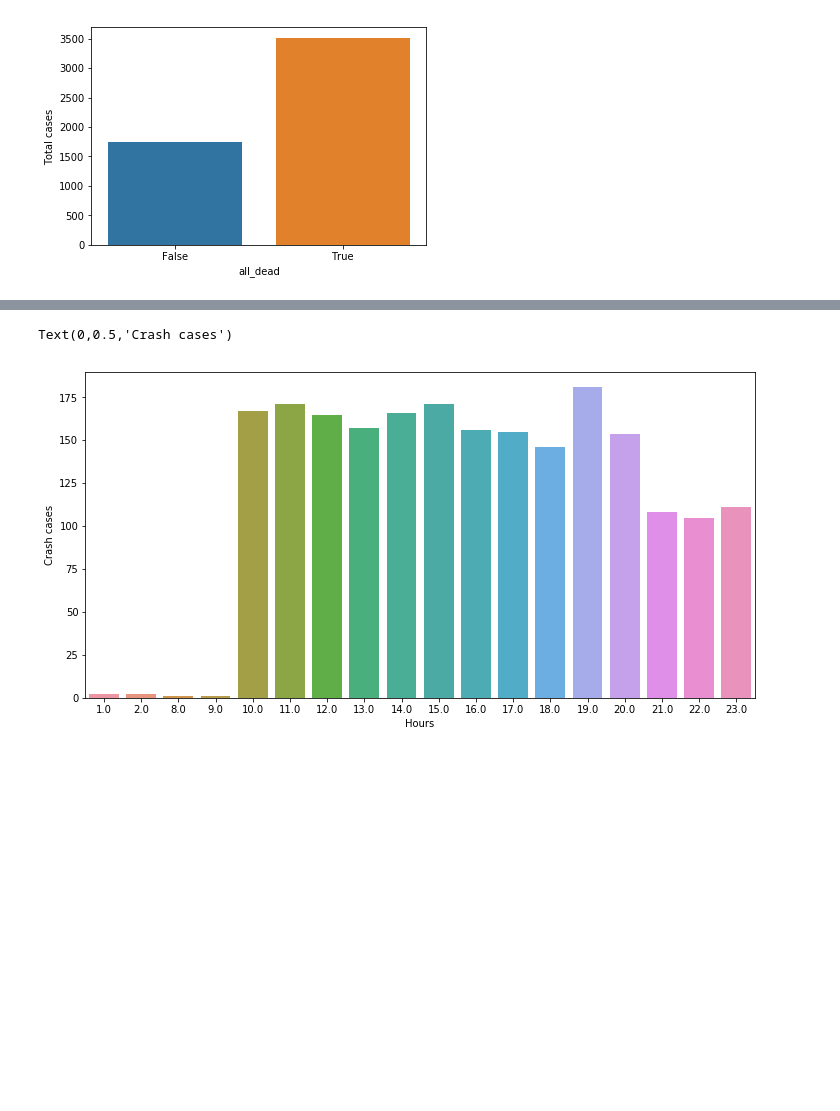
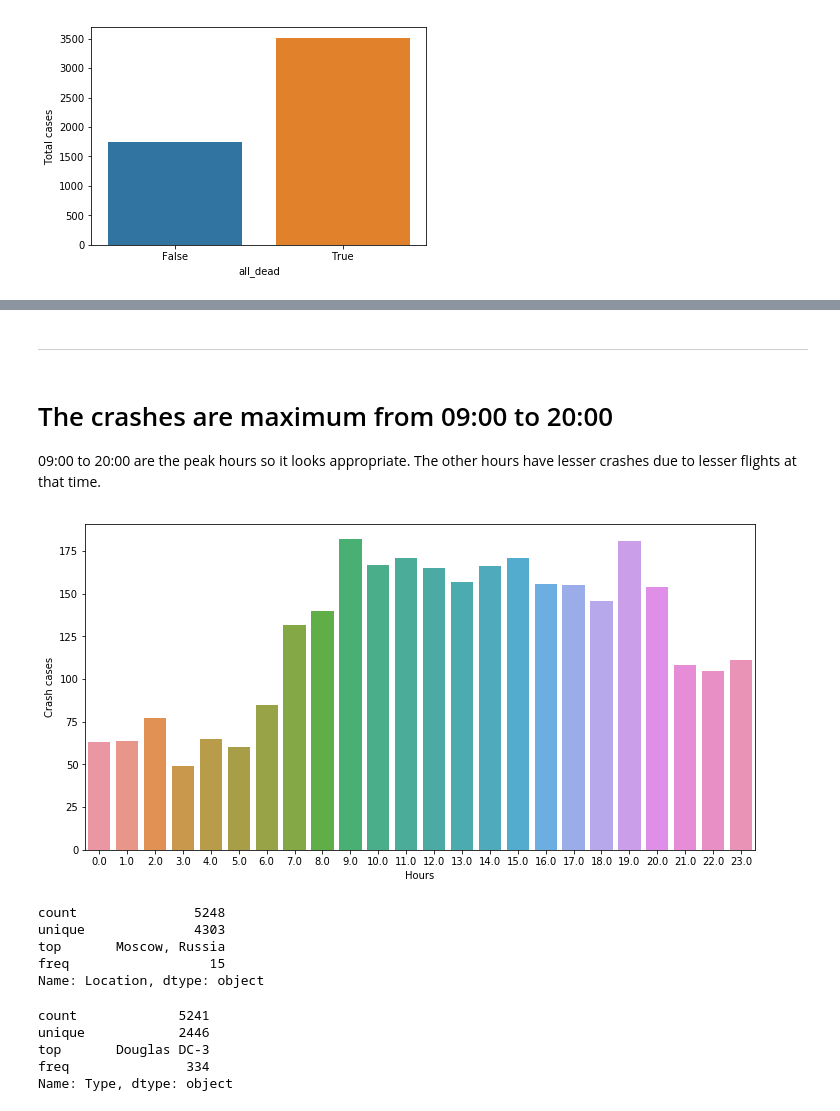
Before and after one commit to architkhatri98/Machine-Learning, a Jupyter notebook: Data Visualization/Airplane-Crash-Data-Analysis/Airplane_Crash_Analysis.ipynb, the cells around one changed output, grey strips where cells are left out. Saved outputs shown, nothing was run; the diff lists cells and outputs as text; code cells hidden in the pictures; blank space fills up the shorter version.

Commit message:
Update Airplane_Crash_Analysis

```diff
--- a/Data Visualization/Airplane-Crash-Data-Analysis/Airplane_Crash_Analysis.ipynb
+++ b/Data Visualization/Airplane-Crash-Data-Analysis/Airplane_Crash_Analysis.ipynb
@@ -112,6 +124,8 @@ airplane.head(1)
 # %%
 hours = []
-for i in range(25):
+for i in range(10):
+    hours.append("0" + str(i))
+for i in range(10,25):
     hours.append(str(i))
 
 airplane['Hours'] = airplane['Time'].apply(lambda x: str(x).split(":")[0])
@@ -120,0 +140,4 @@ airplane['Hours'] = np.array(airplane['Hours'], dtype=np.float64)
+# %%
+airplane['Month'] = airplane['Date'].apply(lambda x: int(str(x).split('/')[0]))
+plt.figure(figsize=(6,6))
+_ = sns.countplot(x = 'Month', data = airplane)
@@ -121,7 +146,27 @@ airplane['Hours'] = np.array(airplane['Hours'], dtype=np.float64)
+# %% [markdown]
+-------------------------------------------------------------------------------------------------------------------
+# %% [markdown]
+# The crashes are maximum from 09:00 to 20:00
+09:00 to 20:00 are the peak hours so it looks appropriate. The other hours have lesser crashes due to lesser flights at that time.
 # %%
 plt.figure(figsize = (12,6))
 sns.countplot(x = 'Hours', data = airplane)
-plt.ylabel('Crash cases')
+_ = plt.ylabel('Crash cases')
 # %% [output]
-Text(0,0.5,'Crash cases')
-[figure, old version]
+[figure, new version]
+# %%
+airplane['Location'].describe()
+# %% [output]
+count               5248
+unique              4303
+top       Moscow, Russia
+freq                  15
+Name: Location, dtype: object
+# %%
+airplane['Type'].describe()
+# %% [output]
+count             5241
+unique            2446
+top       Douglas DC-3
+freq               334
+Name: Type, dtype: object
```
Also changed, not shown: parts of 25 cells of this notebook.
